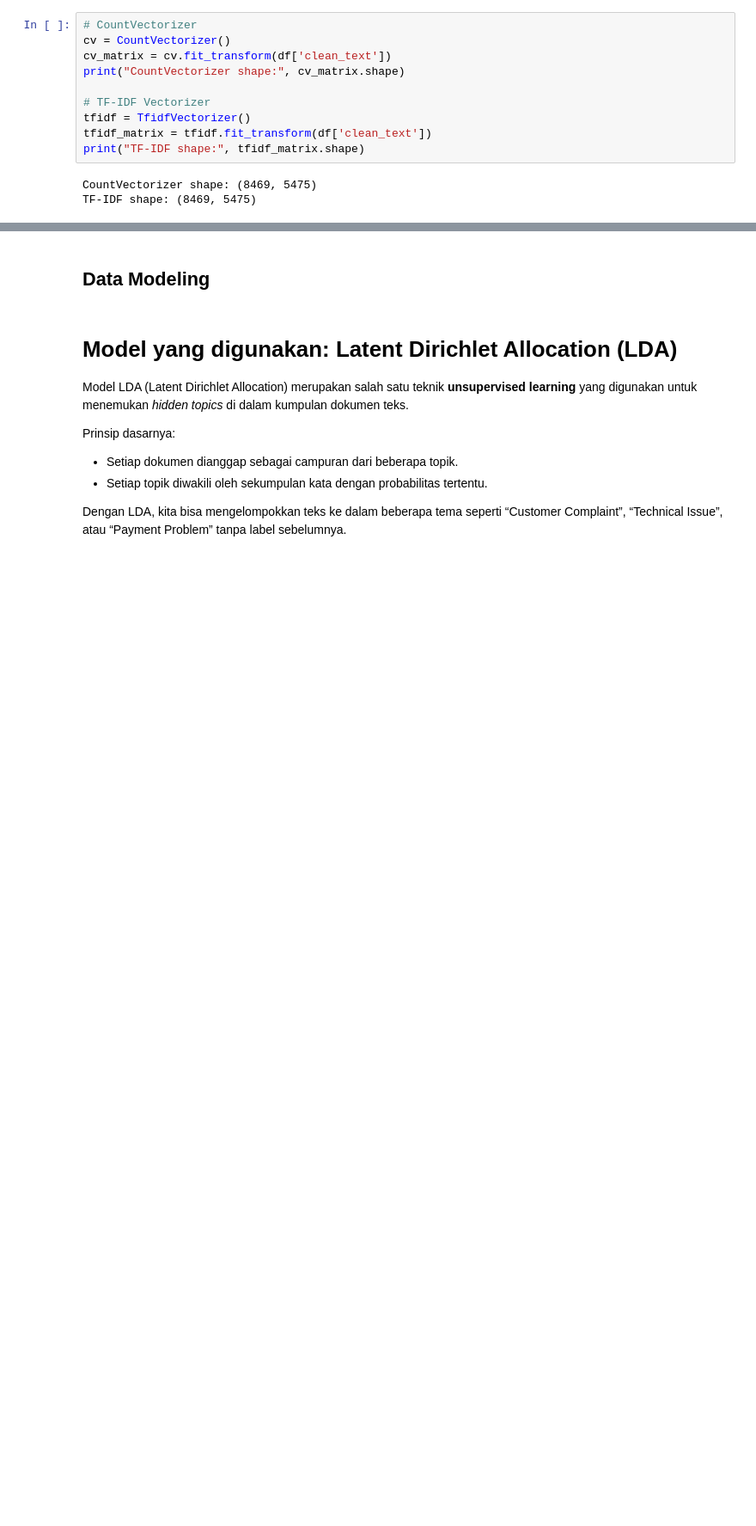
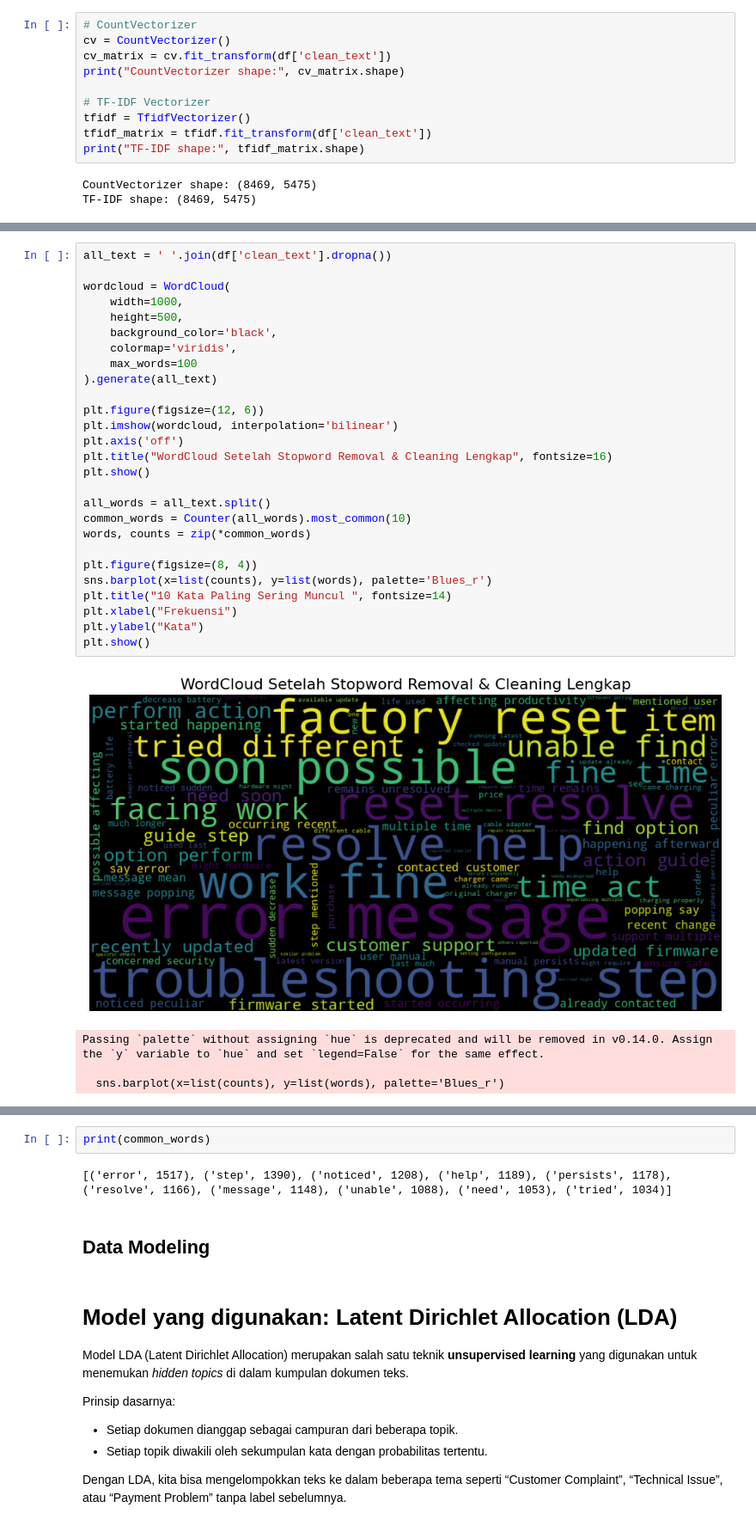
Before and after one commit to HASBI019/Muhammad-Hasbi-AS-ari_10222175_TM, a Jupyter notebook: MHasbiA_10222175_TM.ipynb, the cells around one changed output, grey strips where cells are left out. Shown at 86% size. Drawn from its saved outputs; the diff is of its cells as text; blank space fills up the shorter version.

```diff
--- a/MHasbiA_10222175_TM.ipynb
+++ b/MHasbiA_10222175_TM.ipynb
@@ -269,0 +300,32 @@ TF-IDF shape: (8469, 5475)
+# %%
+all_text = ' '.join(df['clean_text'].dropna())
+
+wordcloud = WordCloud(
+    width=1000,
+    height=500,
+    background_color='black',
+    colormap='viridis',
+    max_words=100
+).generate(all_text)
+
+plt.figure(figsize=(12, 6))
+plt.imshow(wordcloud, interpolation='bilinear')
+plt.axis('off')
+plt.title("WordCloud Setelah Stopword Removal & Cleaning Lengkap", fontsize=16)
+plt.show()
+
+all_words = all_text.split()
+common_words = Counter(all_words).most_common(10)
+words, counts = zip(*common_words)
+
+plt.figure(figsize=(8, 4))
+sns.barplot(x=list(counts), y=list(words), palette='Blues_r')
+plt.title("10 Kata Paling Sering Muncul ", fontsize=14)
+plt.xlabel("Frekuensi")
+plt.ylabel("Kata")
+plt.show()
+# %% [output]
+[figure, added]
+Passing `palette` without assigning `hue` is deprecated and will be removed in v0.14.0. Assign the `y` variable to `hue` and set `legend=False` for the same effect.
+
+  sns.barplot(x=list(counts), y=list(words), palette='Blues_r')
@@ -270,3 +333,7 @@ TF-IDF shape: (8469, 5475)
+# %%
+print(common_words)
+# %% [output]
+[('error', 1517), ('step', 1390), ('noticed', 1208), ('help', 1189), ('persists', 1178), ('resolve', 1166), ('message', 1148), ('unable', 1088), ('need', 1053), ('tried', 1034)]
 # %% [markdown]
 ## Data Modeling
 # %% [markdown]
```
Also changed, not shown: parts of 5 cells of this notebook.
